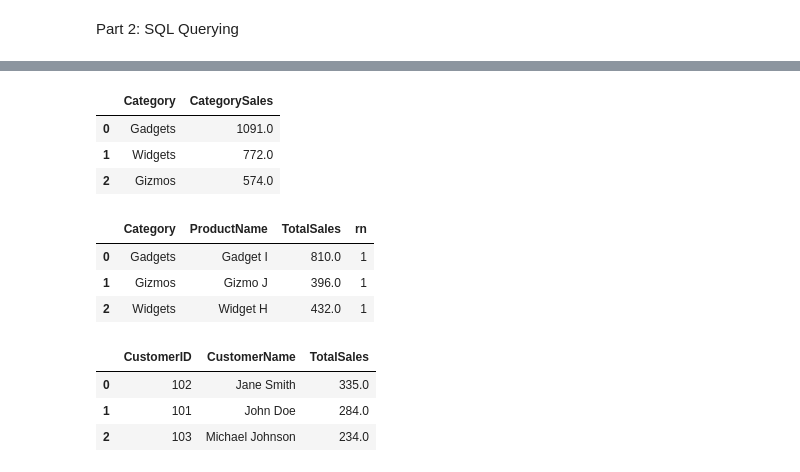
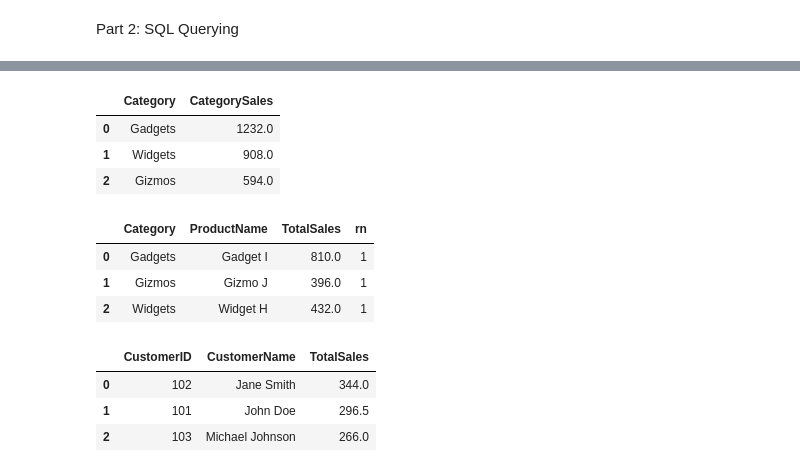
Before and after one commit to fernandeslm/Unilabs, a Jupyter notebook: src/Unilabs Part 2.ipynb, the cells around one changed output, grey strips where cells are left out. Saved outputs shown, nothing was run; the diff lists cells and outputs as text; code cells hidden in the pictures.

```diff
--- a/src/Unilabs Part 2.ipynb
+++ b/src/Unilabs Part 2.ipynb
@@ -32,23 +35,23 @@ display(result_df)
 # %%
 #2. List the top 5 selling categories.
 qyery = """
 SELECT
     p.Category,
     SUM(f.TotalSales) AS CategorySales
 FROM fact_sales f
 JOIN dim_product p ON f.ProductID = p.ProductID
 GROUP BY p.Category
 ORDER BY CategorySales DESC
 LIMIT 5;
 """
 
-result_df = pd.read_sql_query(qyery, con=engine)
-display(result_df)
+result2_df = pd.read_sql_query(qyery, con=engine)
+display(result2_df)
 # %% [output]
 |  | Category | CategorySales |
-| 0 | Gadgets | 1091.0 |
-| 1 | Widgets | 772.0 |
-| 2 | Gizmos | 574.0 |
+| 0 | Gadgets | 1232.0 |
+| 1 | Widgets | 908.0 |
+| 2 | Gizmos | 594.0 |
 # %%
 # 3. Find the product with the highest sale (volume and value) in each category for
 # the last quarter (assume the last quarter parameters).
@@ -92,10 +95,10 @@ ORDER BY TotalSales DESC
 LIMIT 3;
 """
 
-result_df = pd.read_sql_query(query, con=engine)
-display(result_df)
+result4_df = pd.read_sql_query(query, con=engine)
+display(result4_df)
 # %% [output]
 |  | CustomerID | CustomerName | TotalSales |
-| 0 | 102 | Jane Smith | 335.0 |
-| 1 | 101 | John Doe | 284.0 |
-| 2 | 103 | Michael Johnson | 234.0 |
+| 0 | 102 | Jane Smith | 344.0 |
+| 1 | 101 | John Doe | 296.5 |
+| 2 | 103 | Michael Johnson | 266.0 |
```
Also changed, not shown: parts of 3 cells of this notebook, 2 other files.
